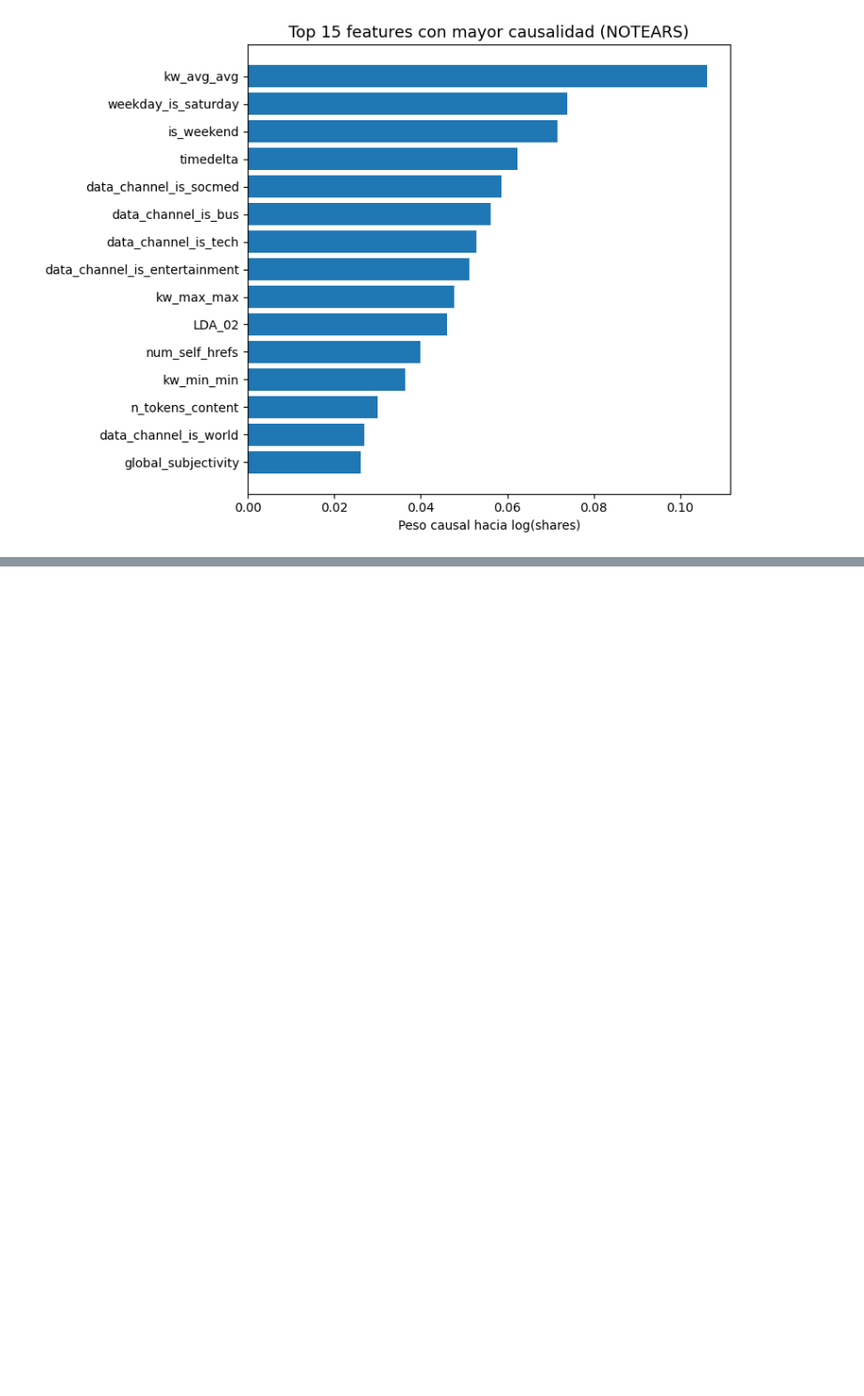
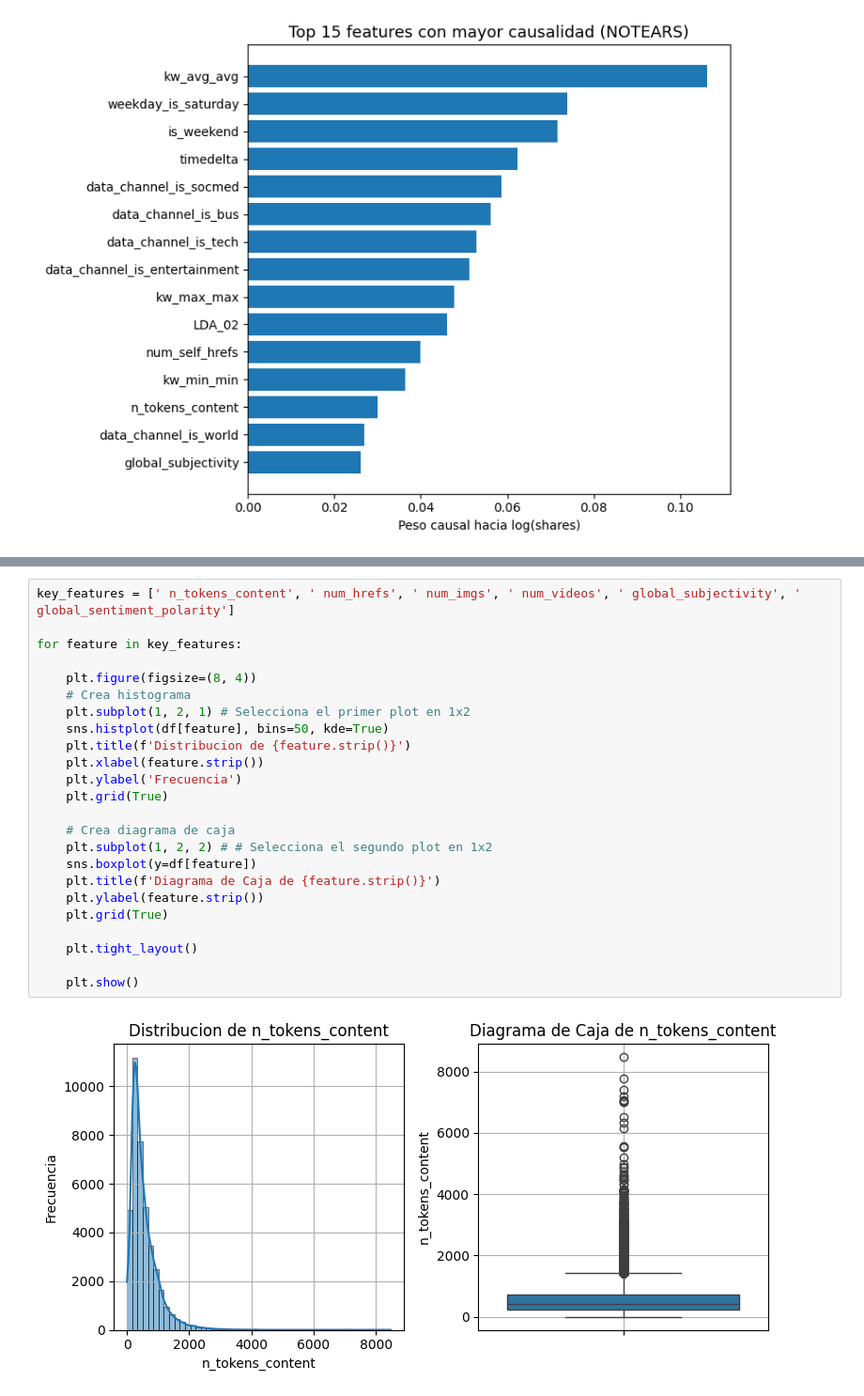
Before and after one commit to josenomberto/UTEC-CDIAV3-MCD8010, a Jupyter notebook: proyecto1_v3.0.ipynb, the cells around one changed output, grey strips where cells are left out. Shown at 94% size. Saved outputs shown, nothing was run; the diff lists cells and outputs as text; blank space fills up the shorter version.

```diff
--- a/proyecto1_v3.0.ipynb
+++ b/proyecto1_v3.0.ipynb
@@ -314,0 +476,26 @@ plt.show()
+# %%
+key_features = [' n_tokens_content', ' num_hrefs', ' num_imgs', ' num_videos', ' global_subjectivity', ' global_sentiment_polarity']
+
+for feature in key_features:
+
+    plt.figure(figsize=(8, 4))
+    # Crea histograma
+    plt.subplot(1, 2, 1) # Selecciona el primer plot en 1x2
+    sns.histplot(df[feature], bins=50, kde=True)
+    plt.title(f'Distribucion de {feature.strip()}')
+    plt.xlabel(feature.strip())
+    plt.ylabel('Frecuencia')
+    plt.grid(True)
+
+    # Crea diagrama de caja
+    plt.subplot(1, 2, 2) # # Selecciona el segundo plot en 1x2
+    sns.boxplot(y=df[feature])
+    plt.title(f'Diagrama de Caja de {feature.strip()}')
+    plt.ylabel(feature.strip())
+    plt.grid(True)
+
+    plt.tight_layout()
+
+    plt.show()
+# %% [output]
+[figure, added]
```
Also changed, not shown: parts of 61 cells of this notebook.
